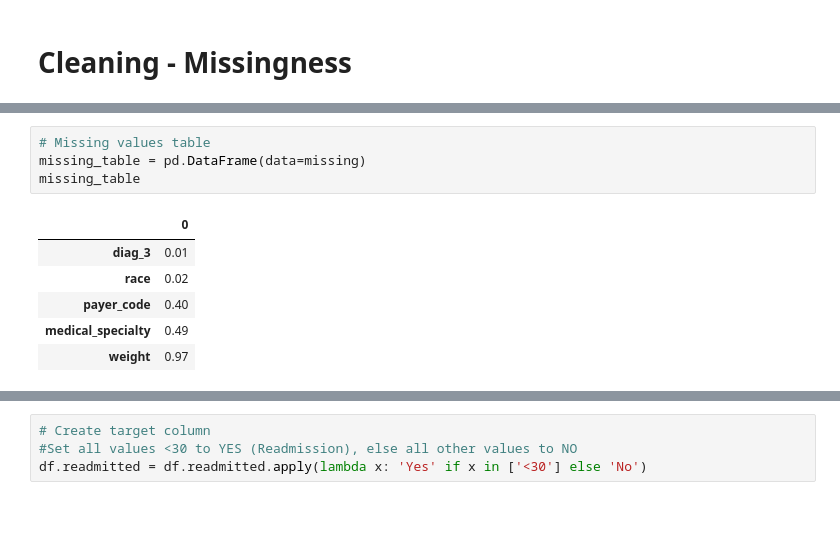
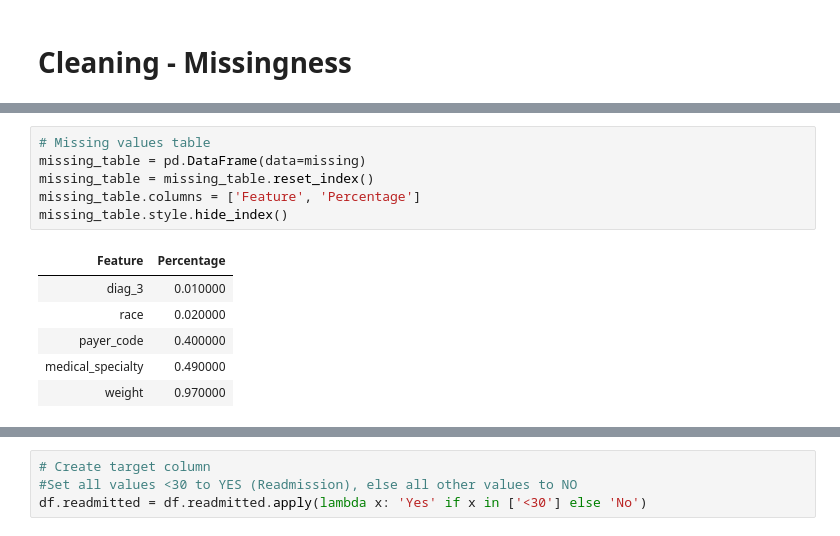
Before and after one commit to sagarwala12/HRRP, a Jupyter notebook: EDA_Final.ipynb, the cells around one changed output, grey strips where cells are left out. Cells and saved outputs as stored; diff of their text form.

```diff
--- a/EDA_Final.ipynb
+++ b/EDA_Final.ipynb
@@ -89,11 +89,13 @@ missing.plot(kind='barh')
 # %%
 # Missing values table
 missing_table = pd.DataFrame(data=missing)
-missing_table
+missing_table = missing_table.reset_index()
+missing_table.columns = ['Feature', 'Percentage']
+missing_table.style.hide_index()
 # %% [output]
-|  | 0 |
-| diag_3 | 0.01 |
-| race | 0.02 |
-| payer_code | 0.40 |
-| medical_specialty | 0.49 |
-| weight | 0.97 |
+| Feature | Percentage |
+| diag_3 | 0.010000 |
+| race | 0.020000 |
+| payer_code | 0.400000 |
+| medical_specialty | 0.490000 |
+| weight | 0.970000 |
```
Also changed, not shown: parts of 3 cells of this notebook, 2 other files.
